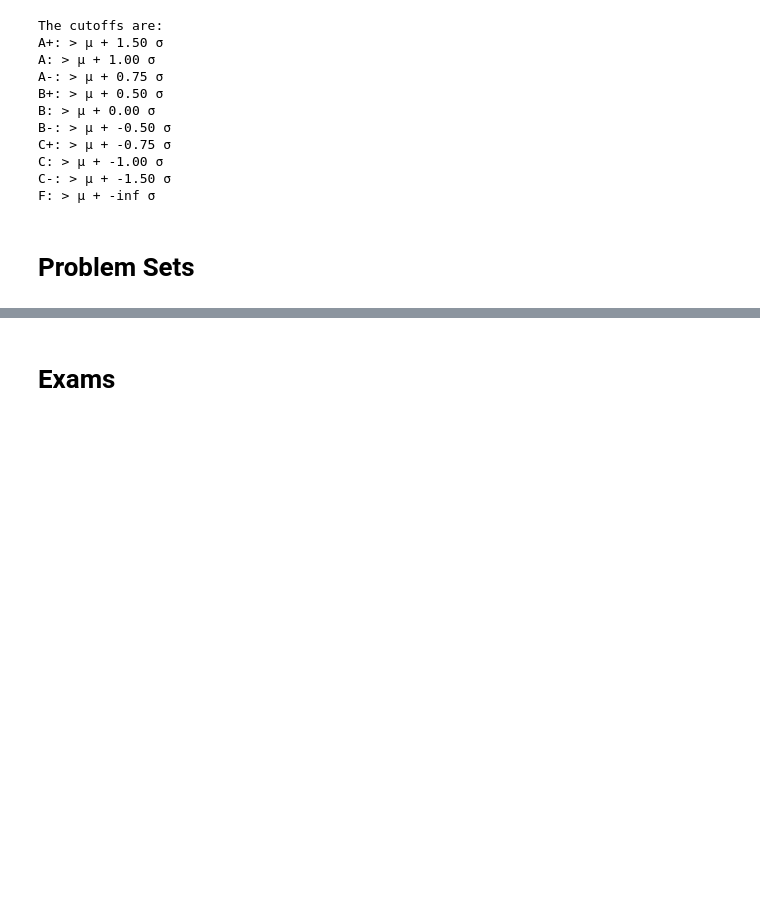
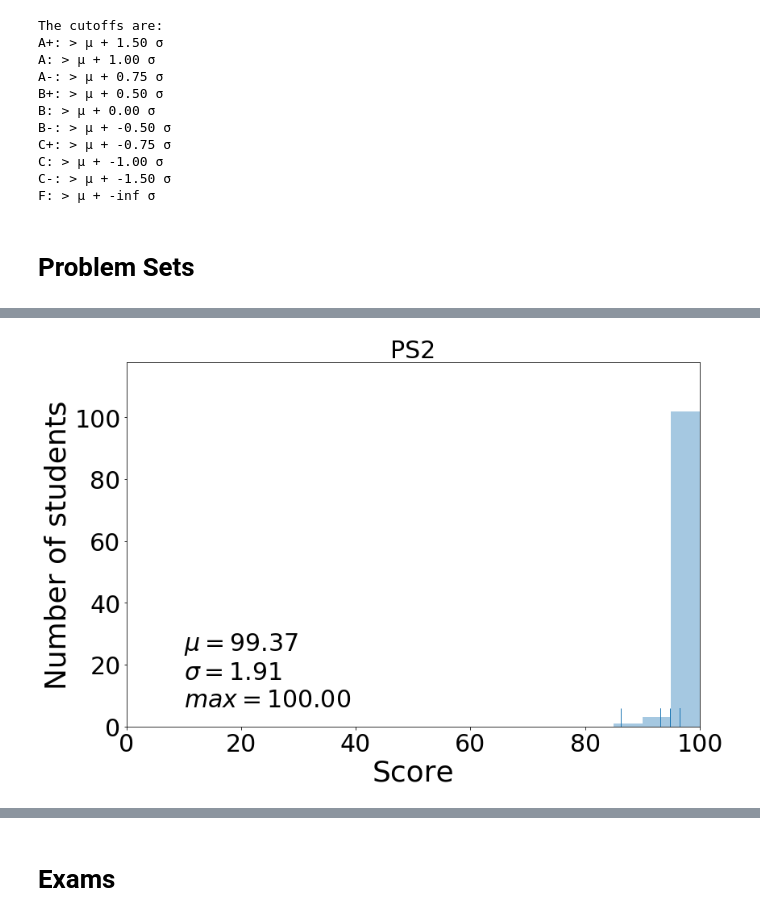
Before and after one commit to materialsvirtuallab/ceng114, a Jupyter notebook: grades/statsw2019.ipynb, the cells around one changed output, grey strips where cells are left out. Saved outputs shown, nothing was run; the diff lists cells and outputs as text; code cells hidden in the pictures; blank space fills up the shorter version.

```diff
--- a/grades/statsw2019.ipynb
+++ b/grades/statsw2019.ipynb
@@ -164,3 +164,5 @@ cutoffs = bar_plot(d, "CS1", annotate=False)
 # %%
-#cutoffs = bar_plot(d, "PS2", annotate=False)
+cutoffs = bar_plot(d, "PS2", annotate=False)
+# %% [output]
+[figure, added]
 # %%
```
Also changed, not shown: parts of 8 cells of this notebook.
